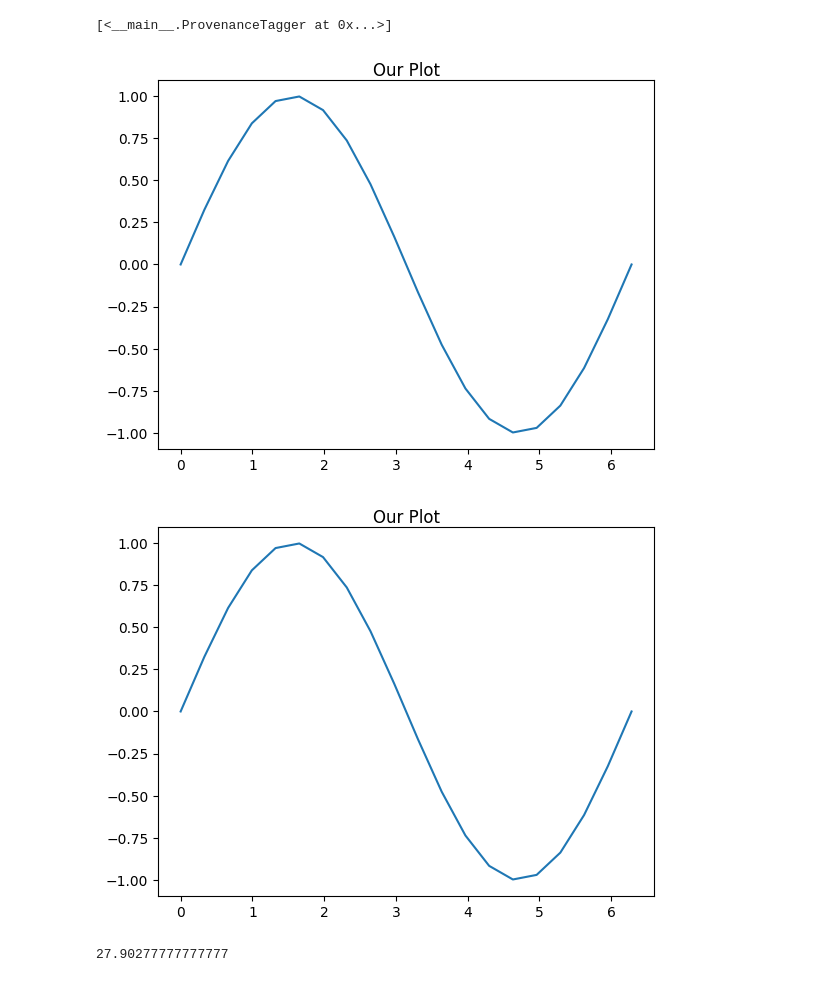
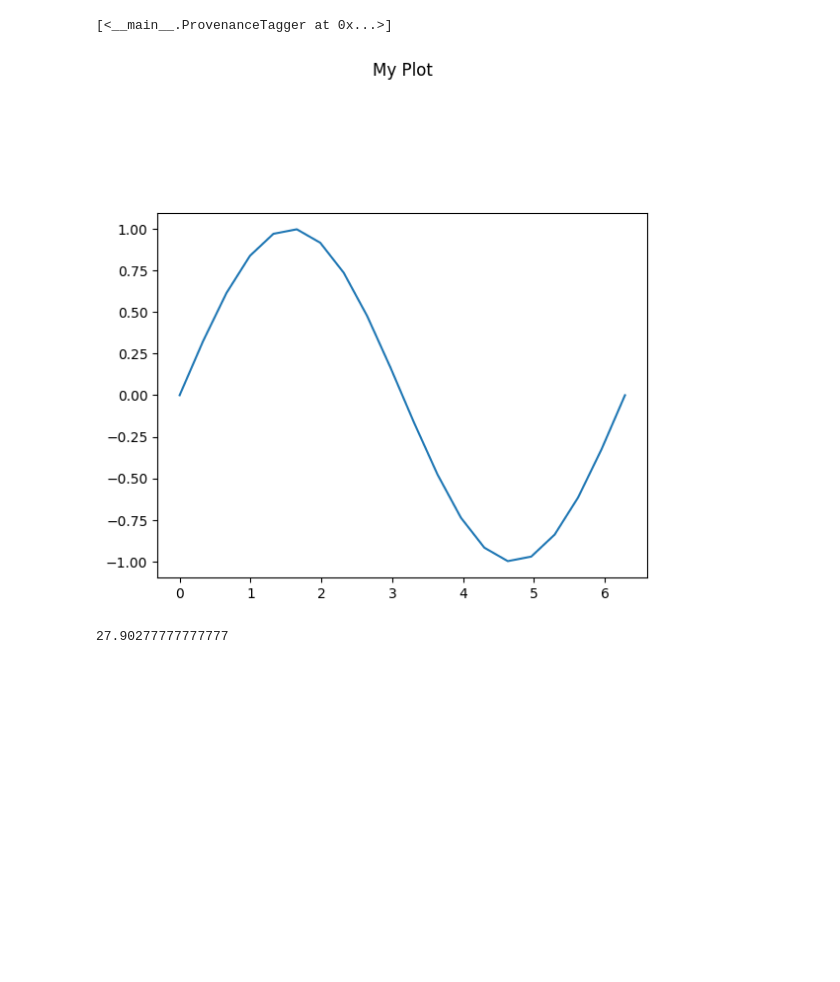
Before and after one commit to brianhempel/sketch-n-plot, a Jupyter notebook: Sketch-n-Plot.ipynb, the cells around one changed output. Cells and saved outputs as stored; diff of their text form; code cells hidden in the pictures; blank space fills up the shorter version.

```diff
--- a/Sketch-n-Plot.ipynb
+++ b/Sketch-n-Plot.ipynb
@@ -407,31 +417,30 @@ IPython.get_ipython().kernel.shell.ast_transformers
 # %%
 # mpl.use("module://matplotlib_inline.backend_inline")
 plt.ioff()
 fig, ax = plt.subplots()
 # ax.set_title(label, fontdict=None, loc='center', pad=None, **kwargs)
-text = ax.set_title("Our Plot", pad=0)
+text = ax.set_title("My Plot", pad=100, fontweight="normal")
 xs = np.linspace(0, 2 * np.pi, 20)
 ys = np.sin(xs)
 lines = ax.plot(xs, ys)
 
 # text._snp_loc
 
 # This is slow (lol):
 # tag_with_paths_deep(fig, "fig")
 # tag_with_paths_deep(ax, "ax")
 
 # pathlib.Path('snp.html').write_text(SNP(fig)._repr_html_())
 
 SNP(fig)
 # mpl.get_backend()
 # mpl._pylab_helpers.Gcf.get_all_fig_managers()
 # fig.canvas.manager.show()
 # import matplotlib_inline
 # print(matplotlib_inline.backend_inline._fetch_figure_metadata(fig))
 # IPython.display.display(fig)
 # %% [output]
-[figure, old version]
+[figure, new version]
-[figure, removed]
 # %%
 IPython.get_ipython().kernel.shell.ast_transformers = []
 # %%
```
Also changed, not shown: parts of 2 cells of this notebook, 2 other files.
